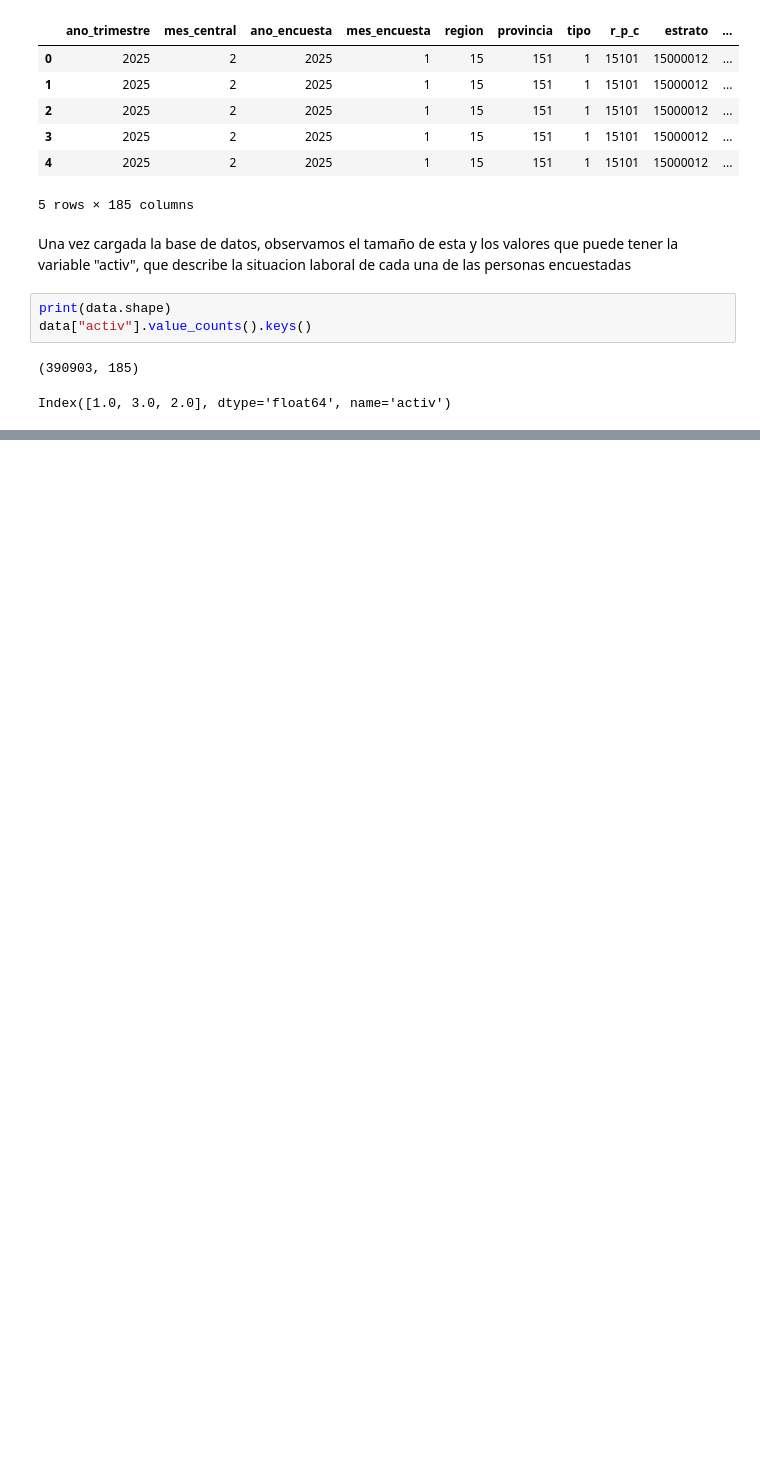
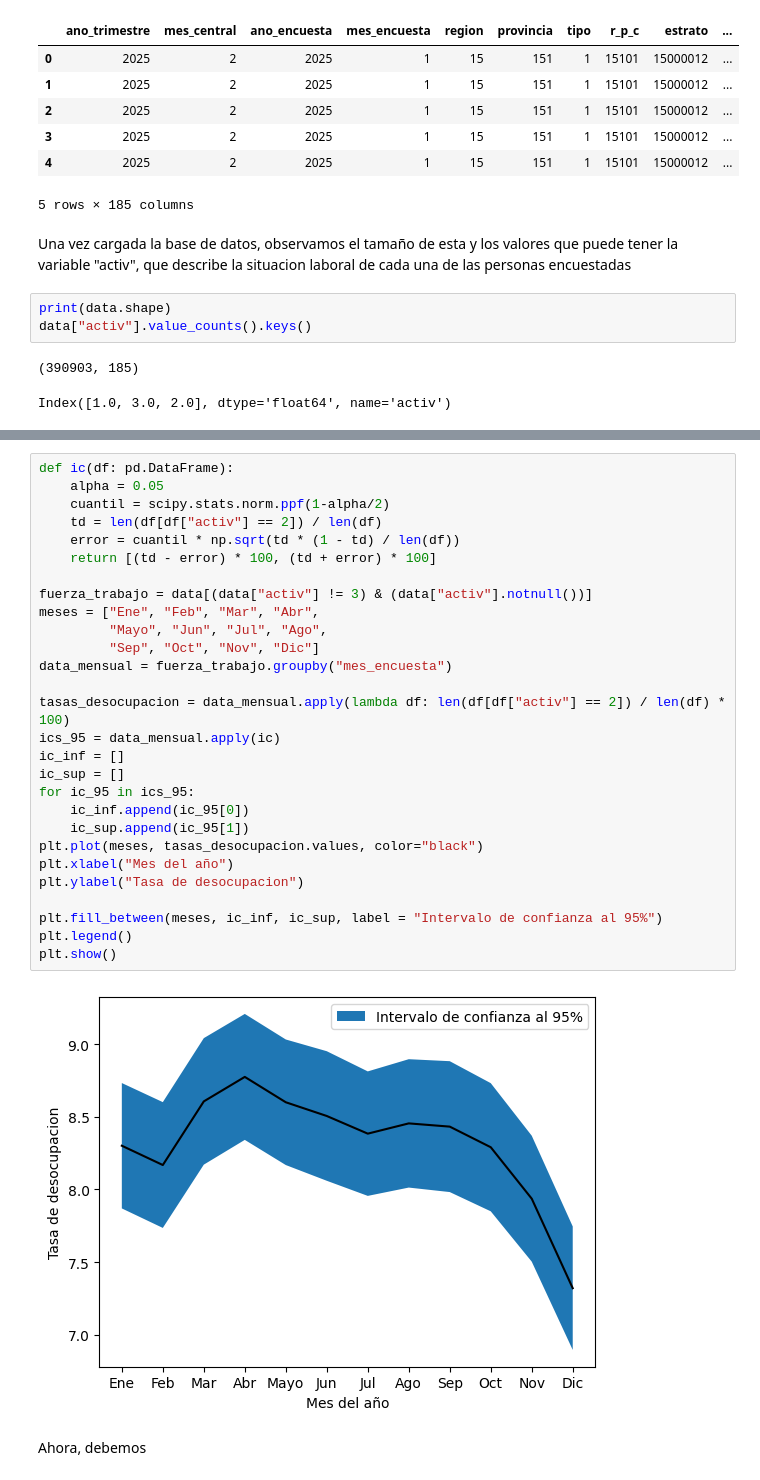
Before and after one commit to cristobalvillegas/proyecto-ine, a Jupyter notebook: main.ipynb, the cells around one changed output, grey strips where cells are left out. Saved outputs shown, nothing was run; the diff lists cells and outputs as text; blank space fills up the shorter version.

```diff
--- a/main.ipynb
+++ b/main.ipynb
@@ -30 +93,33 @@ Index([1.0, 3.0, 2.0], dtype='float64', name='activ')
+# %%
+def ic(df: pd.DataFrame):
+    alpha = 0.05
+    cuantil = scipy.stats.norm.ppf(1-alpha/2)
+    td = len(df[df["activ"] == 2]) / len(df)
+    error = cuantil * np.sqrt(td * (1 - td) / len(df))
+    return [(td - error) * 100, (td + error) * 100]
+
+fuerza_trabajo = data[(data["activ"] != 3) & (data["activ"].notnull())]
+meses = ["Ene", "Feb", "Mar", "Abr",
+         "Mayo", "Jun", "Jul", "Ago",
+         "Sep", "Oct", "Nov", "Dic"]
+data_mensual = fuerza_trabajo.groupby("mes_encuesta")
+
+tasas_desocupacion = data_mensual.apply(lambda df: len(df[df["activ"] == 2]) / len(df) * 100)
+ics_95 = data_mensual.apply(ic)
+ic_inf = []
+ic_sup = []
+for ic_95 in ics_95:
+    ic_inf.append(ic_95[0])
+    ic_sup.append(ic_95[1])
+plt.plot(meses, tasas_desocupacion.values, color="black")
+plt.xlabel("Mes del año")
+plt.ylabel("Tasa de desocupacion")
+
+plt.fill_between(meses, ic_inf, ic_sup, label = "Intervalo de confianza al 95%")
+plt.legend()
+plt.show()
+# %% [output]
+[figure, added]
+# %% [markdown]
+Ahora, debemos
 # %% [markdown]
```
Also changed, not shown: parts of 7 cells of this notebook.
